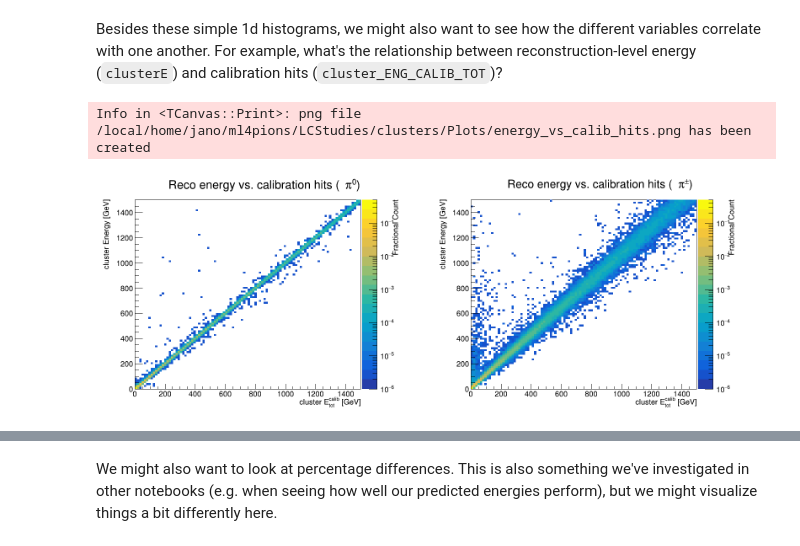
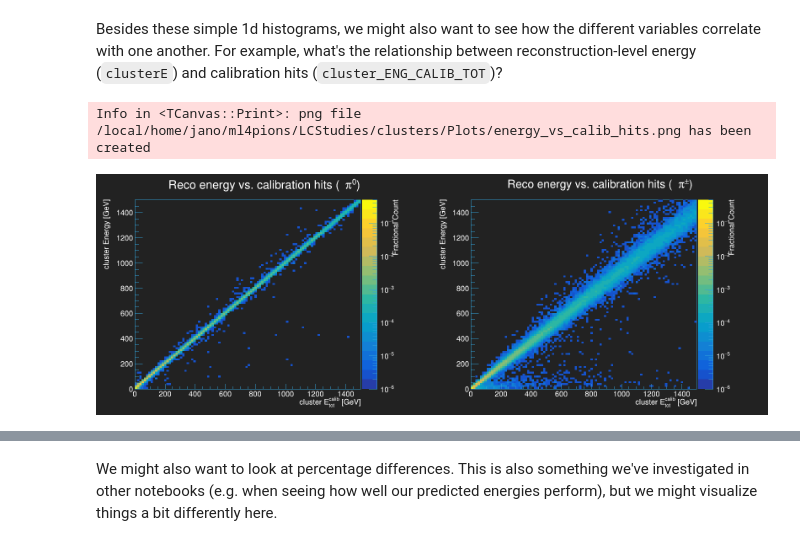
Before and after one commit to atlas-calo-ml/caloml-atlas, a Jupyter notebook: clusters/ClusterStudies_Jan.ipynb, the cells around one changed output, grey strips where cells are left out. Drawn from its saved outputs; the diff is of its cells as text; code cells hidden in the pictures.

```diff
--- a/clusters/ClusterStudies_Jan.ipynb
+++ b/clusters/ClusterStudies_Jan.ipynb
@@ -54,21 +55,38 @@ if(source == 'pion'):
                 'cluster_nCells', 'cluster_sumCellE',
                 'cluster_ENG_CALIB_TOT', 'cluster_EM_PROBABILITY'
     ]
+
+elif(source == 'jet'):
+    inputpath=path_prefix+'data/jet/'
+    rootfiles = {
+        'jet':inputpath + '*.root'
+    }
+
+    branches = [
+                'clusterE', 'clusterECalib',
+                'clusterPt', 'clusterEta', 'clusterPhi',
+                'cluster_nCells', 'cluster_sumCellE',
+                'cluster_ENG_CALIB_TOT', 'cluster_EM_PROBABILITY'
+    ]
+
 else: assert(False)
 
 # fancy display names for each pion type
 pi_text = {
     'p0': 'pi0',
-    'pp': 'pi +/-'
+    'pp': 'pi +/-',
+    'jet':'jet'
 }
 
 pi_latex = {
     'p0': '#pi^{0}',
     'pp': '#pi^{#pm}',
+    'jet':'jet'
 }
 pi_latex_plt = {
     'p0': '$\pi^{0}$',
-    'pp': '$\pi^{\pm}$'
+    'pp': '$\pi^{\pm}$',
+    'jet': 'jet'
 }
 
 # Plotting settings
@@ -79,7 +97,7 @@ if(use_xkcd):
     plt.xkcd(scale=.75,length=100,randomness=1)
 
 # plotting style -- manages our color palette and object colors
-mode = 'light' # for publications, use "light"
+mode = 'dark' # for publications, use "light", otherwise use "dark" for cool-looking plots
 plotstyle = qu.PlotStyle(mode)
 plotstyle.SetStyle()
 
@@ -289,31 +294,40 @@ Besides these simple 1d histograms, we might also want to see how the different
 # %%
 nbins = 100
 e_min = 0.
-e_max = 1.5e3
-canvas = rt.TCanvas(qu.RN(),'c',1600,600)
+
+if(source == 'pion'):
+    canvas = rt.TCanvas(qu.RN(),'c',1600,600)
+    e_max = 1.5e3
+    canvas.Divide(2,1)
+
+
+elif(source == 'jet'):
+    canvas = rt.TCanvas(qu.RN(),'c',800,600)
+    e_max = 50.
+    canvas.Divide(1,1)
+
 
 # 2D histograms
 h2d = {
     key: rt.TH2F(qu.RN(), 'Reco energy vs. calibration hits ({})'.format(pi_latex[key]) + ';cluster E_{tot}^{calib} [GeV];cluster Energy [GeV];Fractional Count', nbins, e_min, e_max, nbins, e_min, e_max)
     for key in pdata.keys()
 }
-canvas.Divide(2,1)
 
 for key,frame in pdata.items():
-    for entry in frame[['clusterE','cluster_ENG_CALIB_TOT']].to_numpy():
+    for entry in frame[['cluster_ENG_CALIB_TOT','clusterE']].to_numpy():
         h2d[key].Fill(*entry)
 
 for i,key in enumerate(pdata.keys()):
     # rescale our histograms
     h2d[key].Scale(1./h2d[key].Integral())
     canvas.cd(i+1)
     h2d[key].Draw('COLZ')
     rt.gPad.SetRightMargin(0.2)
     rt.gPad.SetLogz()
     h2d[key].SetMinimum(1.0e-6)
     h2d[key].SetMaximum(5.0e-1)
 canvas.Draw()
 canvas.SaveAs(plotpath + 'energy_vs_calib_hits.png')
 # %% [output]
 Info in <TCanvas::Print>: png file /local/home/jano/ml4pions/LCStudies/clusters/Plots/energy_vs_calib_hits.png has been created
-[figure, old version]
+[figure, new version]
```
Also changed, not shown: parts of 24 cells of this notebook, 8 other files.
